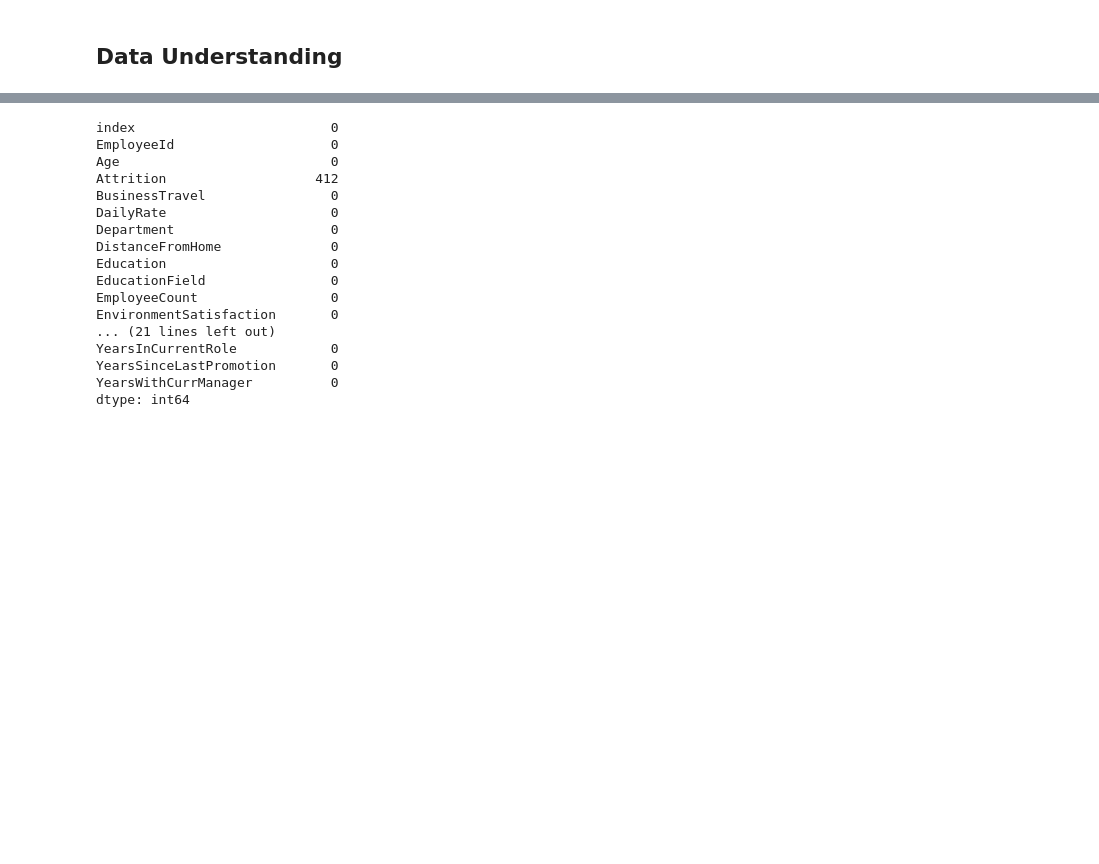
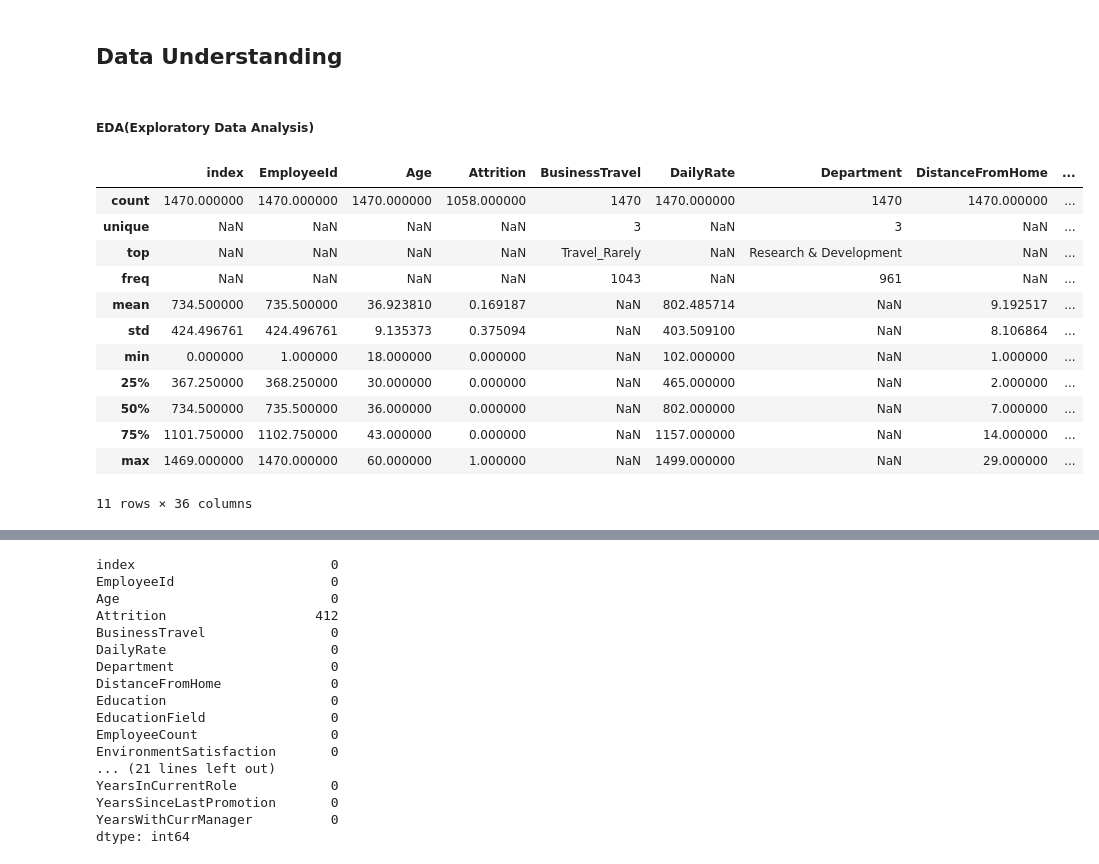
Before and after one commit to Xullfikar/Human-Resources-Project, a Jupyter notebook: notebook.ipynb, the cells around one changed output, grey strips where cells are left out. Drawn from its saved outputs; the diff is of its cells as text; code cells hidden in the pictures; blank space fills up the shorter version.

```diff
--- a/notebook.ipynb
+++ b/notebook.ipynb
@@ -47,3 +47,21 @@ hr_df.head(5)
 5 rows × 36 columns
 # %% [markdown]
 ## Data Understanding
+# %% [markdown]
+##### EDA(Exploratory Data Analysis)
+# %%
+hr_df.describe(include="all")
+# %% [output]
+|  | index | EmployeeId | Age | Attrition | BusinessTravel | DailyRate | Department | DistanceFromHome | ... |
+| count | 1470.000000 | 1470.000000 | 1470.000000 | 1058.000000 | 1470 | 1470.000000 | 1470 | 1470.000000 | ... |
+| unique | NaN | NaN | NaN | NaN | 3 | NaN | 3 | NaN | ... |
+| top | NaN | NaN | NaN | NaN | Travel_Rarely | NaN | Research & Development | NaN | ... |
+| freq | NaN | NaN | NaN | NaN | 1043 | NaN | 961 | NaN | ... |
+| mean | 734.500000 | 735.500000 | 36.923810 | 0.169187 | NaN | 802.485714 | NaN | 9.192517 | ... |
+| std | 424.496761 | 424.496761 | 9.135373 | 0.375094 | NaN | 403.509100 | NaN | 8.106864 | ... |
+| min | 0.000000 | 1.000000 | 18.000000 | 0.000000 | NaN | 102.000000 | NaN | 1.000000 | ... |
+| 25% | 367.250000 | 368.250000 | 30.000000 | 0.000000 | NaN | 465.000000 | NaN | 2.000000 | ... |
+| 50% | 734.500000 | 735.500000 | 36.000000 | 0.000000 | NaN | 802.000000 | NaN | 7.000000 | ... |
+| 75% | 1101.750000 | 1102.750000 | 43.000000 | 0.000000 | NaN | 1157.000000 | NaN | 14.000000 | ... |
+| max | 1469.000000 | 1470.000000 | 60.000000 | 1.000000 | NaN | 1499.000000 | NaN | 29.000000 | ... |
+11 rows × 36 columns
```
Also changed, not shown: parts of 6 cells of this notebook, 2 other files.
